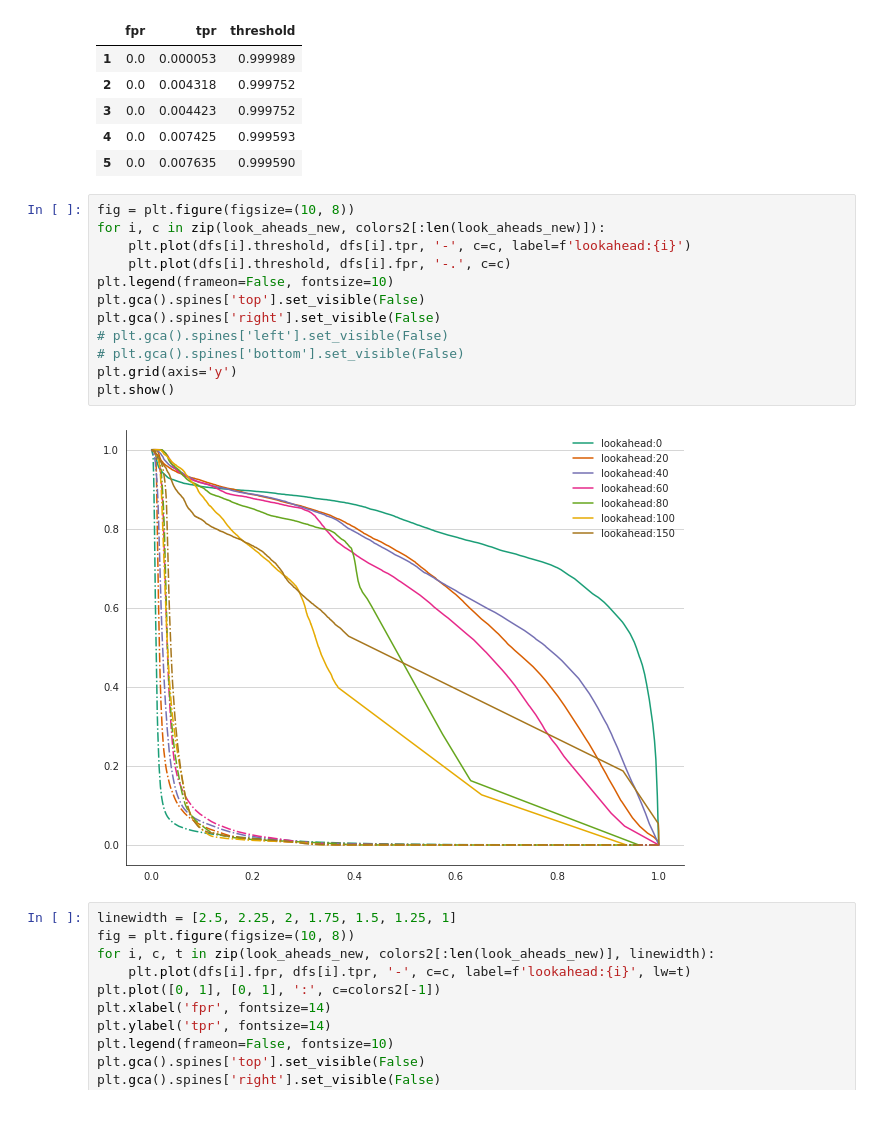
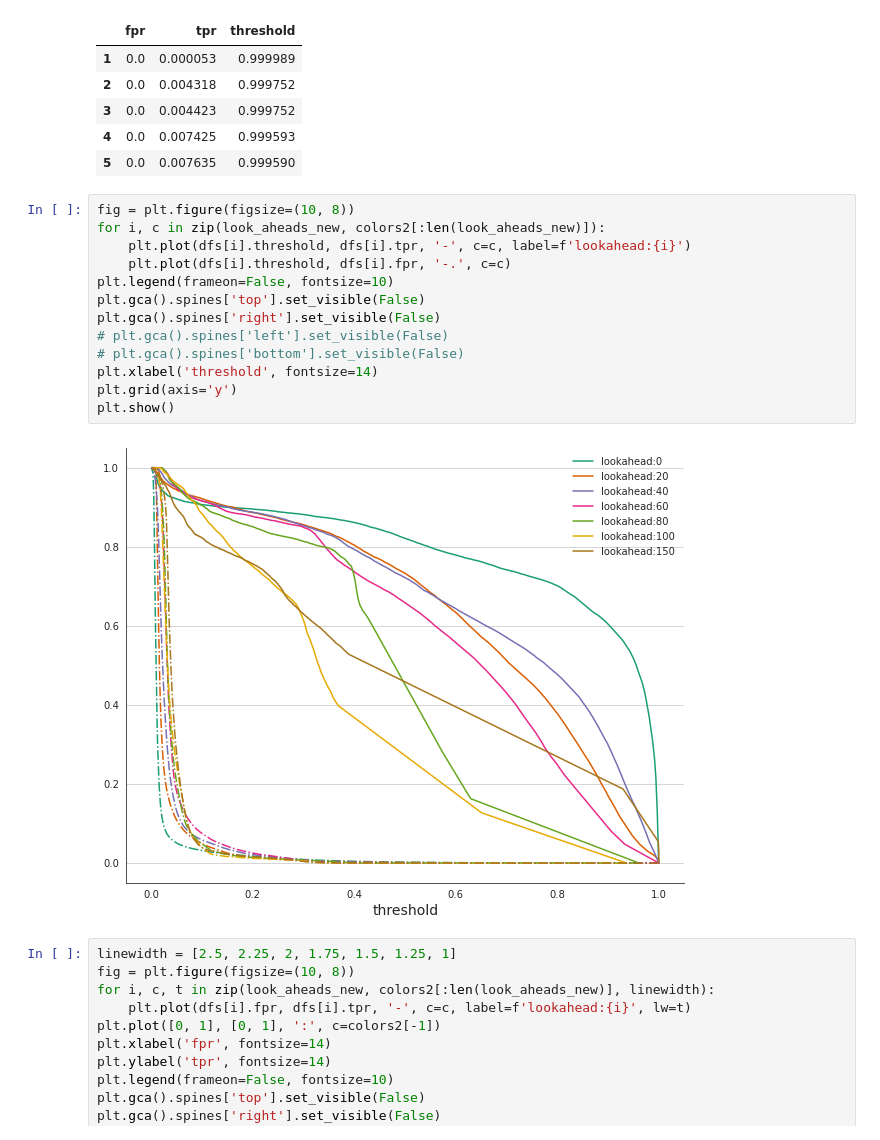
Before and after one commit to PlasmaControl/bes-edgeml-models, a Jupyter notebook: notebooks/plot_metrics.ipynb, the cells around one changed output. Saved outputs shown, nothing was run; the diff lists cells and outputs as text.

Commit message:
Add x axes label to roc curves.

```diff
--- a/notebooks/plot_metrics.ipynb
+++ b/notebooks/plot_metrics.ipynb
@@ -520,17 +520,18 @@ dfs[0].head()
 # %%
 fig = plt.figure(figsize=(10, 8))
 for i, c in zip(look_aheads_new, colors2[:len(look_aheads_new)]):
     plt.plot(dfs[i].threshold, dfs[i].tpr, '-', c=c, label=f'lookahead:{i}')
     plt.plot(dfs[i].threshold, dfs[i].fpr, '-.', c=c)
 plt.legend(frameon=False, fontsize=10)
 plt.gca().spines['top'].set_visible(False)
 plt.gca().spines['right'].set_visible(False)
 # plt.gca().spines['left'].set_visible(False)
 # plt.gca().spines['bottom'].set_visible(False)
+plt.xlabel('threshold', fontsize=14)
 plt.grid(axis='y')
 plt.show()
 # %% [output]
-[figure, old version]
+[figure, new version]
 # %%
 linewidth = [2.5, 2.25, 2, 1.75, 1.5, 1.25, 1]
 fig = plt.figure(figsize=(10, 8))
```
